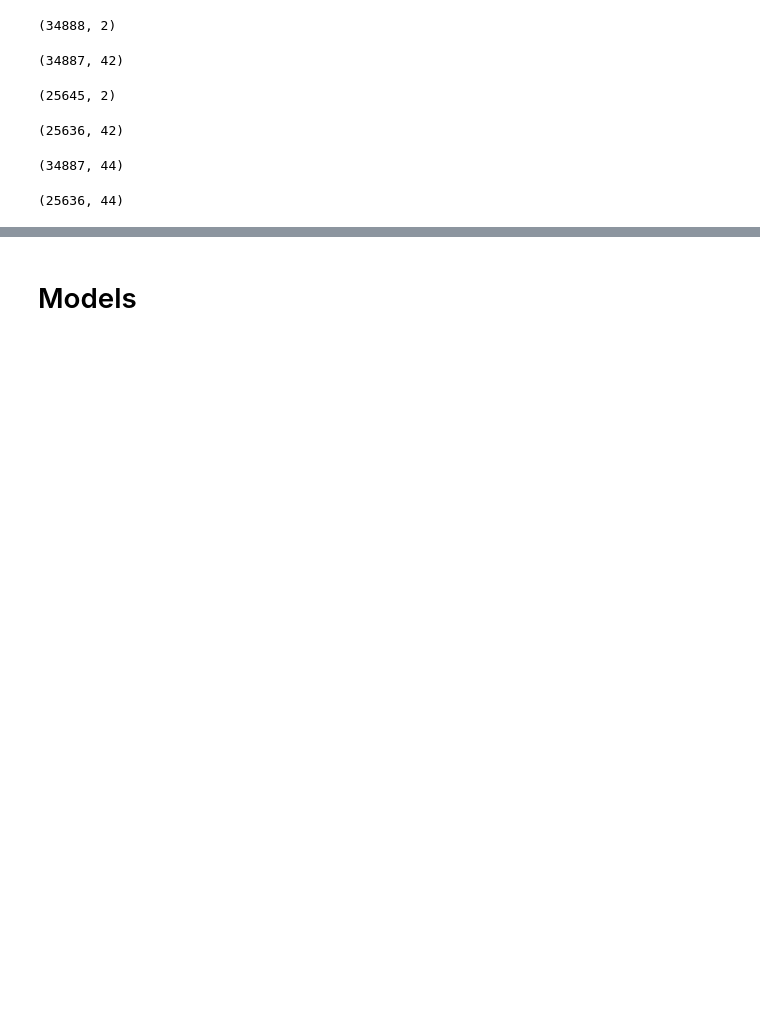
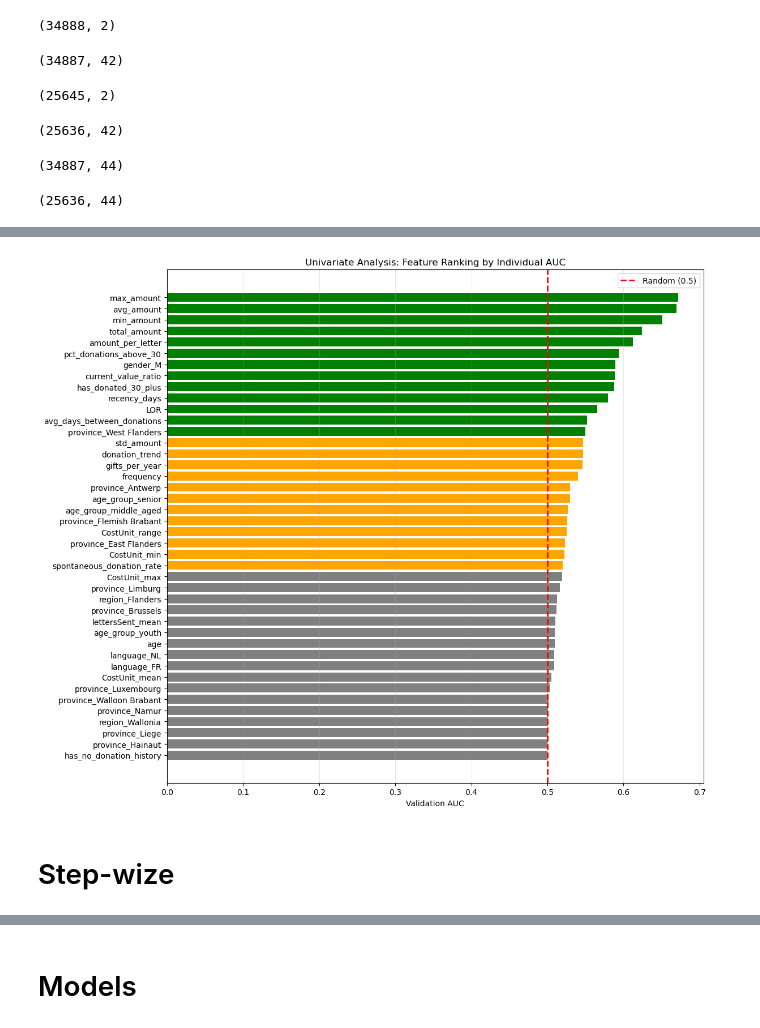
Before and after one commit to LeZM/python-predictive-group-project, a Jupyter notebook: notebooks/JupyterNotebook (1).ipynb, the cells around one changed output, grey strips where cells are left out. Cells and saved outputs as stored; diff of their text form; code cells hidden in the pictures; blank space fills up the shorter version.

```diff
--- a/notebooks/JupyterNotebook (1).ipynb
+++ b/notebooks/JupyterNotebook (1).ipynb
@@ -2397,0 +1973,18 @@ Final Val AUC: 0.6332
+# %%
+# Plotting the results
+fig, ax = plt.subplots(figsize=(12, 10))
+colors = ['green' if auc > 0.55 else 'orange' if auc > 0.52 else 'gray'
+          for auc in univariate_df['Val_AUC']]
+ax.barh(range(len(univariate_df)), univariate_df['Val_AUC'], color=colors)
+ax.set_yticks(range(len(univariate_df)))
+ax.set_yticklabels(univariate_df['Feature'])
+ax.axvline(x=0.5, color='red', linestyle='--', linewidth=2, label='Random (0.5)')
+ax.set_xlabel('Validation AUC')
+ax.set_title('Univariate Analysis: Feature Ranking by Individual AUC')
+ax.invert_yaxis()
+ax.legend()
+ax.grid(True, alpha=0.3, axis='x')
+plt.tight_layout()
+plt.show()
+# %% [output]
+[figure, added]
@@ -2397,0 +1994,2 @@ Final Val AUC: 0.6332
+# %% [markdown]
+# Step-wize
```
Also changed, not shown: parts of 64 cells of this notebook, 8 other files.
